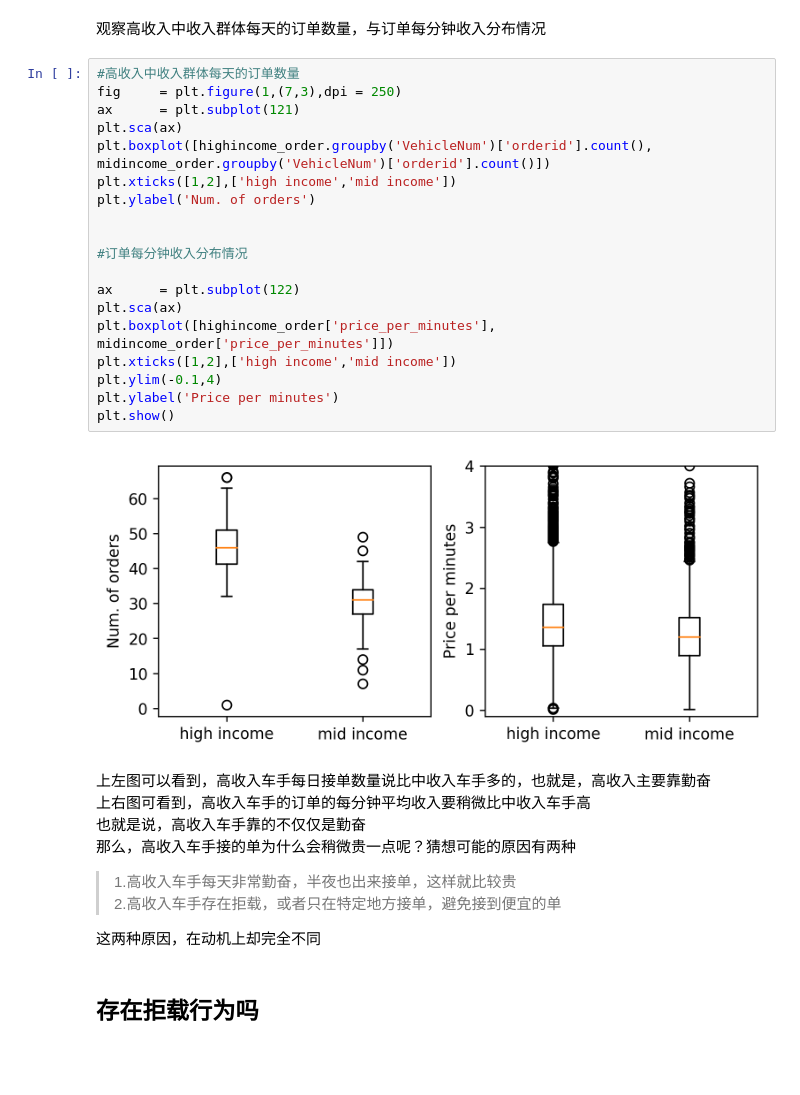
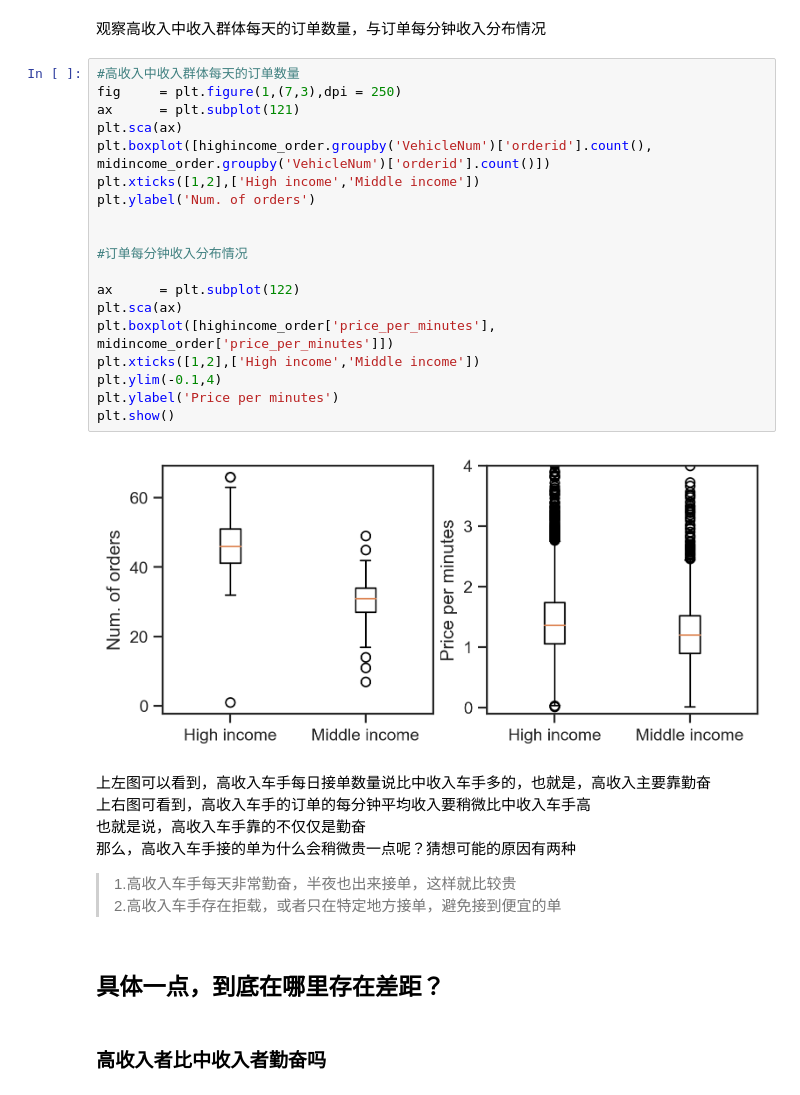
Before and after one commit to ni1o1/pygeo-tutorial, a Jupyter notebook: 8-project.ipynb, the cells around one changed output. Saved outputs shown, nothing was run; the diff lists cells and outputs as text; blank space fills up the shorter version.

```diff
--- a/8-project.ipynb
+++ b/8-project.ipynb
@@ -591,26 +591,26 @@ highincome_order.head(5)
 # %%
 #高收入中收入群体每天的订单数量
 fig     = plt.figure(1,(7,3),dpi = 250)
 ax      = plt.subplot(121)
 plt.sca(ax)
 plt.boxplot([highincome_order.groupby('VehicleNum')['orderid'].count(),
 midincome_order.groupby('VehicleNum')['orderid'].count()])
-plt.xticks([1,2],['high income','mid income'])
+plt.xticks([1,2],['High income','Middle income'])
 plt.ylabel('Num. of orders')
 
 
 #订单每分钟收入分布情况
 
 ax      = plt.subplot(122)
 plt.sca(ax)
 plt.boxplot([highincome_order['price_per_minutes'],
 midincome_order['price_per_minutes']])
-plt.xticks([1,2],['high income','mid income'])
+plt.xticks([1,2],['High income','Middle income'])
 plt.ylim(-0.1,4)
 plt.ylabel('Price per minutes')
 plt.show()
 # %% [output]
-[figure, old version]
+[figure, new version]
 # %% [markdown]
 上左图可以看到，高收入车手每日接单数量说比中收入车手多的，也就是，高收入主要靠勤奋
 上右图可看到，高收入车手的订单的每分钟平均收入要稍微比中收入车手高
@@ -619,7 +619,7 @@ plt.show()
 
 >1.高收入车手每天非常勤奋，半夜也出来接单，这样就比较贵
 2.高收入车手存在拒载，或者只在特定地方接单，避免接到便宜的单
-
-这两种原因，在动机上却完全不同
+# %% [markdown]
+## 具体一点，到底在哪里存在差距？
 # %% [markdown]
-## 存在拒载行为吗
+### 高收入者比中收入者勤奋吗
```
Also changed, not shown: parts of 18 cells of this notebook.
